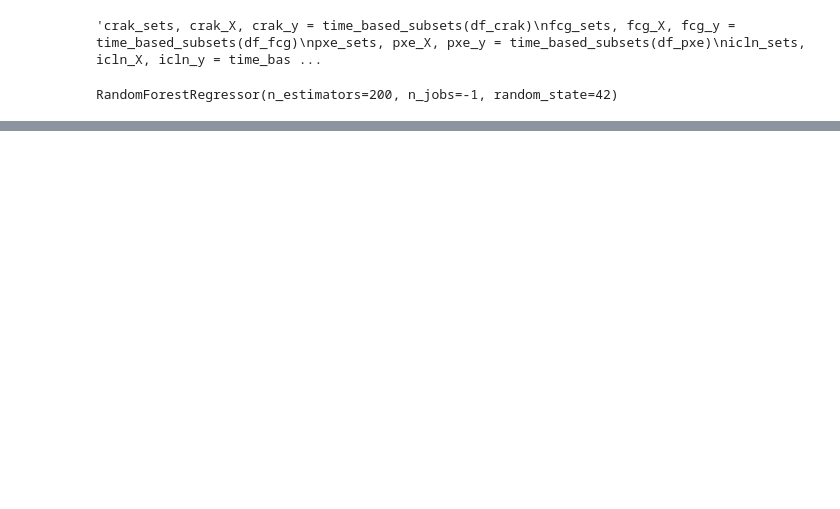
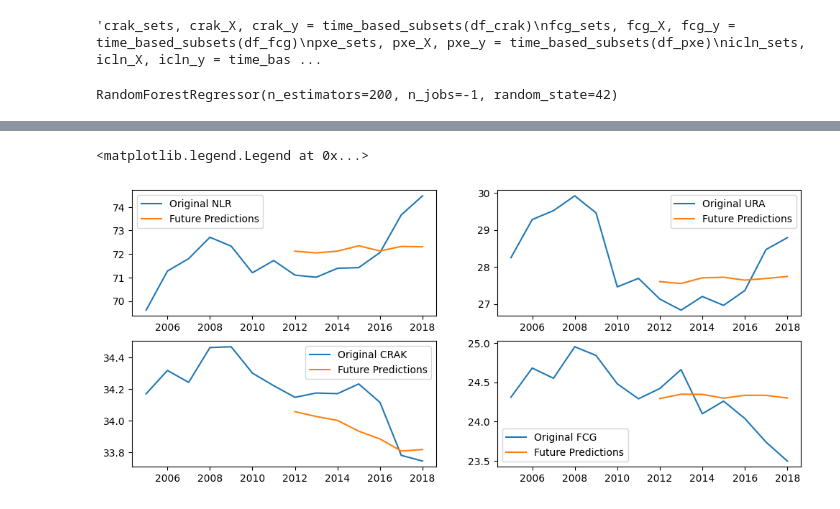
Before and after one commit to theophilus28/ML-Energy-Stock-Predictor, a Jupyter notebook: EnergyStockPredictor.ipynb, the cells around one changed output, grey strips where cells are left out. Drawn from its saved outputs; the diff is of its cells as text; code cells hidden in the pictures; blank space fills up the shorter version.

```diff
--- a/EnergyStockPredictor.ipynb
+++ b/EnergyStockPredictor.ipynb
@@ -177,0 +279,30 @@ plt.show()
+# %%
+# 9 Show Results part 3
+plt.figure(figsize=(12,5))
+future_feature1 = np.squeeze(future1)
+future_feature2 = np.squeeze(future2)
+future_feature3 = np.squeeze(future3)
+future_feature4 = np.squeeze(future4)
+future_feature5 = np.squeeze(future5)
+future_feature6 = np.squeeze(future6)
+future_feature7 = np.squeeze(future7)
+future_feature8 = np.squeeze(future8)
+plt.subplot(2, 2, 1)
+plt.plot(df_nlr['Close'].iloc[2005:2019], label="Original NLR")
+plt.plot(range(2012, 2012 + 7), future_feature1[0:7], label="Future Predictions")
+plt.legend()
+plt.subplot(2, 2, 2)
+plt.plot(df_ura['Close'].iloc[2005:2019], label="Original URA")
+plt.plot(range(2012, 2012 + 7), future_feature2[0:7], label="Future Predictions")
+plt.legend()
+plt.subplot(2, 2, 3)
+plt.plot(df_crak['Close'].iloc[2005:2019], label="Original CRAK")
+plt.plot(range(2012, 2012 + 7), future_feature3[0:7], label="Future Predictions")
+plt.legend()
+plt.subplot(2, 2, 4)
+plt.plot(df_fcg['Close'].iloc[2005:2019], label="Original FCG")
+plt.plot(range(2012, 2012 + 7), future_feature4[0:7], label="Future Predictions")
+plt.legend()
+# %% [output]
+<matplotlib.legend.Legend at 0x...>
+[figure, added]
```
Also changed, not shown: parts of 8 cells of this notebook, 1 other file.
